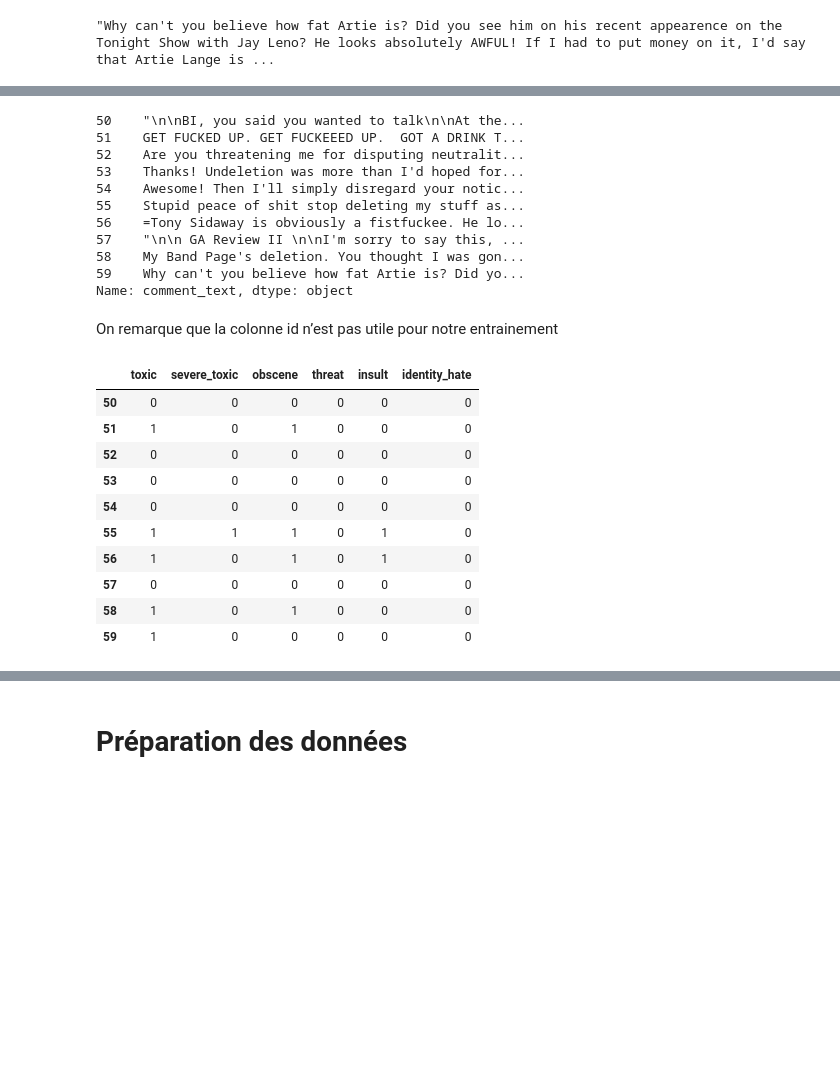
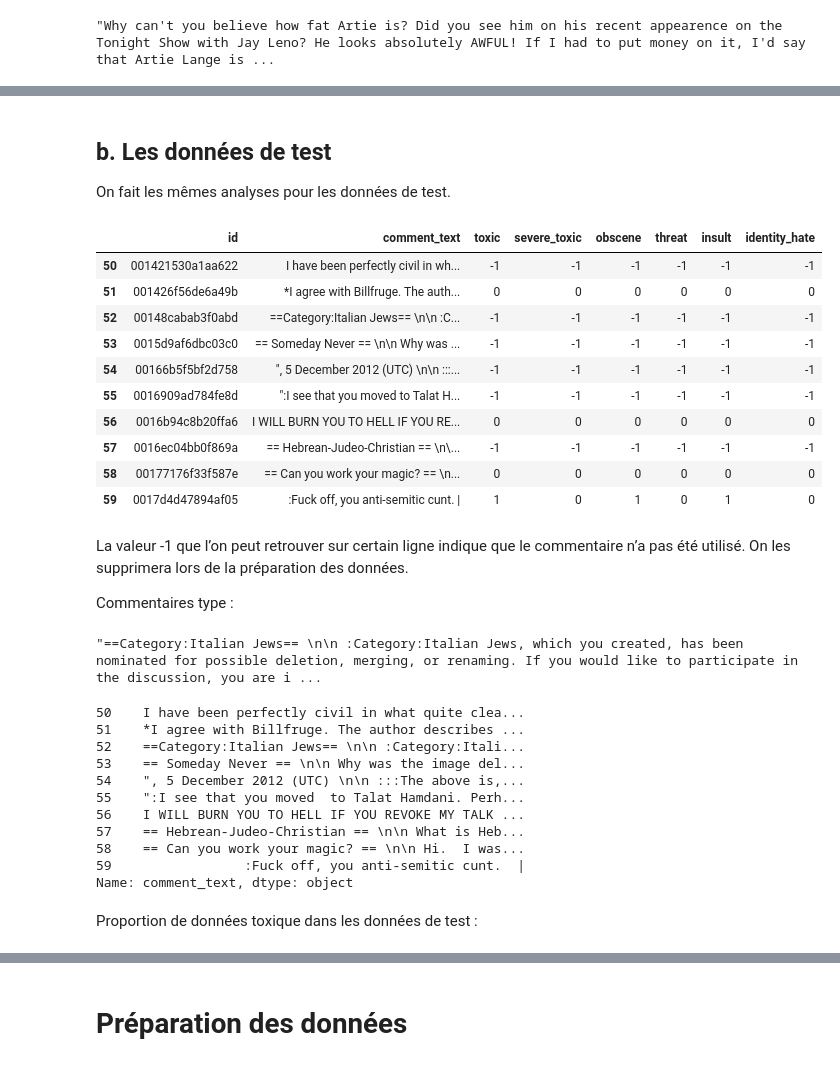
Before and after one commit to GatienVilain/Toxic-Comment-classification, a Jupyter notebook: Classification_commentaires_toxiques.ipynb, the cells around one changed output, grey strips where cells are left out. Drawn from its saved outputs; the diff is of its cells as text; code cells hidden in the pictures; blank space fills up the shorter version.

```diff
--- a/Classification_commentaires_toxiques.ipynb
+++ b/Classification_commentaires_toxiques.ipynb
@@ -104,32 +100,43 @@ X_train[59]
+# %% [markdown]
+## b. Les données de test
+
+On fait les mêmes analyses pour les données de test.
 # %%
-X_train[50:60]
+data_test[50:60]
 # %% [output]
-50    "\n\nBI, you said you wanted to talk\n\nAt the...
-51    GET FUCKED UP. GET FUCKEEED UP.  GOT A DRINK T...
-52    Are you threatening me for disputing neutralit...
-53    Thanks! Undeletion was more than I'd hoped for...
-54    Awesome! Then I'll simply disregard your notic...
-55    Stupid peace of shit stop deleting my stuff as...
-56    =Tony Sidaway is obviously a fistfuckee. He lo...
-57    "\n\n GA Review II \n\nI'm sorry to say this, ...
-58    My Band Page's deletion. You thought I was gon...
-59    Why can't you believe how fat Artie is? Did yo...
-Name: comment_text, dtype: object
+|  | id | comment_text | toxic | severe_toxic | obscene | threat | insult | identity_hate |
+| 50 | 001421530a1aa622 | I have been perfectly civil in wh... | -1 | -1 | -1 | -1 | -1 | -1 |
+| 51 | 001426f56de6a49b | *I agree with Billfruge. The auth... | 0 | 0 | 0 | 0 | 0 | 0 |
+| 52 | 00148cabab3f0abd | ==Category:Italian Jews== \n\n :C... | -1 | -1 | -1 | -1 | -1 | -1 |
+| 53 | 0015d9af6dbc03c0 | == Someday Never == \n\n Why was ... | -1 | -1 | -1 | -1 | -1 | -1 |
+| 54 | 00166b5f5bf2d758 | ", 5 December 2012 (UTC) \n\n :::... | -1 | -1 | -1 | -1 | -1 | -1 |
+| 55 | 0016909ad784fe8d | ":I see that you moved to Talat H... | -1 | -1 | -1 | -1 | -1 | -1 |
+| 56 | 0016b94c8b20ffa6 | I WILL BURN YOU TO HELL IF YOU RE... | 0 | 0 | 0 | 0 | 0 | 0 |
+| 57 | 0016ec04bb0f869a | == Hebrean-Judeo-Christian == \n\... | -1 | -1 | -1 | -1 | -1 | -1 |
+| 58 | 00177176f33f587e | == Can you work your magic? == \n... | 0 | 0 | 0 | 0 | 0 | 0 |
+| 59 | 0017d4d47894af05 | :Fuck off, you anti-semitic cunt. | | 1 | 0 | 1 | 0 | 1 | 0 |
-# %% [markdown]
-On remarque que la colonne id n’est pas utile pour notre entrainement
+# %% [markdown]
+La valeur -1 que l’on peut retrouver sur certain ligne indique que le commentaire n’a pas été utilisé. On les supprimera lors de la préparation des données.
+
+Commentaires type :
+# %%
+data_test['comment_text'][52]
+# %% [output]
+"==Category:Italian Jews== \n\n :Category:Italian Jews, which you created, has been nominated for possible deletion, merging, or renaming. If you would like to participate in the discussion, you are i ...
 # %%
-y_train = data_train.drop(columns=['id', 'comment_text'])
-y_train[50:60]
+data_test['comment_text'][50:60]
 # %% [output]
-|  | toxic | severe_toxic | obscene | threat | insult | identity_hate |
-| 50 | 0 | 0 | 0 | 0 | 0 | 0 |
-| 51 | 1 | 0 | 1 | 0 | 0 | 0 |
-| 52 | 0 | 0 | 0 | 0 | 0 | 0 |
-| 53 | 0 | 0 | 0 | 0 | 0 | 0 |
-| 54 | 0 | 0 | 0 | 0 | 0 | 0 |
-| 55 | 1 | 1 | 1 | 0 | 1 | 0 |
-| 56 | 1 | 0 | 1 | 0 | 1 | 0 |
-| 57 | 0 | 0 | 0 | 0 | 0 | 0 |
-| 58 | 1 | 0 | 1 | 0 | 0 | 0 |
-| 59 | 1 | 0 | 0 | 0 | 0 | 0 |
+50    I have been perfectly civil in what quite clea...
+51    *I agree with Billfruge. The author describes ...
+52    ==Category:Italian Jews== \n\n :Category:Itali...
+53    == Someday Never == \n\n Why was the image del...
+54    ", 5 December 2012 (UTC) \n\n :::The above is,...
+55    ":I see that you moved  to Talat Hamdani. Perh...
+56    I WILL BURN YOU TO HELL IF YOU REVOKE MY TALK ...
+57    == Hebrean-Judeo-Christian == \n\n What is Heb...
+58    == Can you work your magic? == \n\n Hi.  I was...
+59                 :Fuck off, you anti-semitic cunt.  |
+Name: comment_text, dtype: object
+# %% [markdown]
+Proportion de données toxique dans les données de test :
 # %%
```
Also changed, not shown: parts of 67 cells of this notebook.
